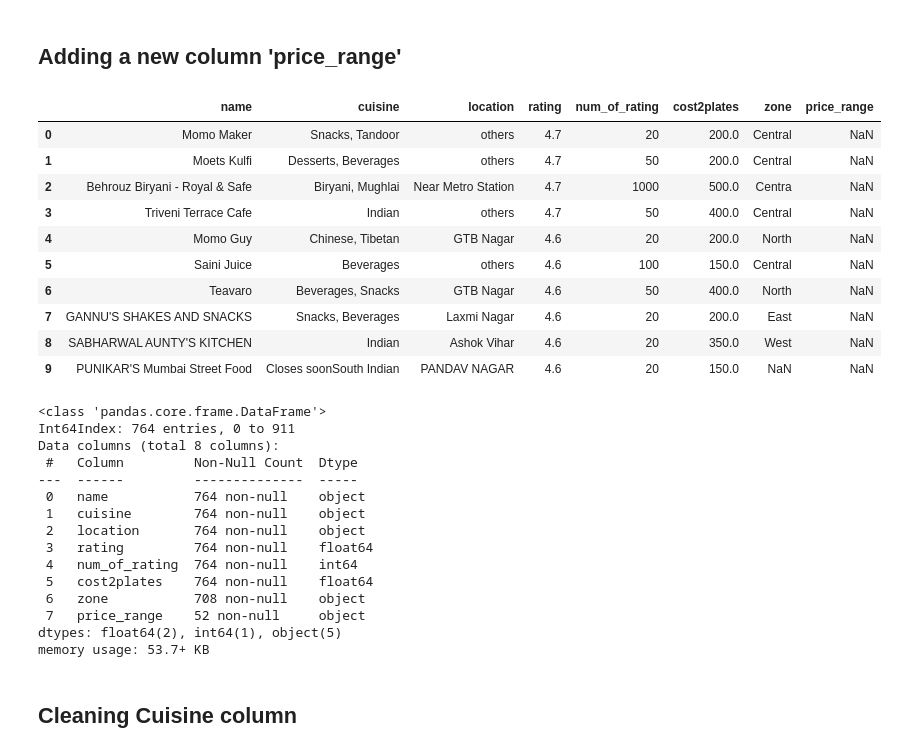
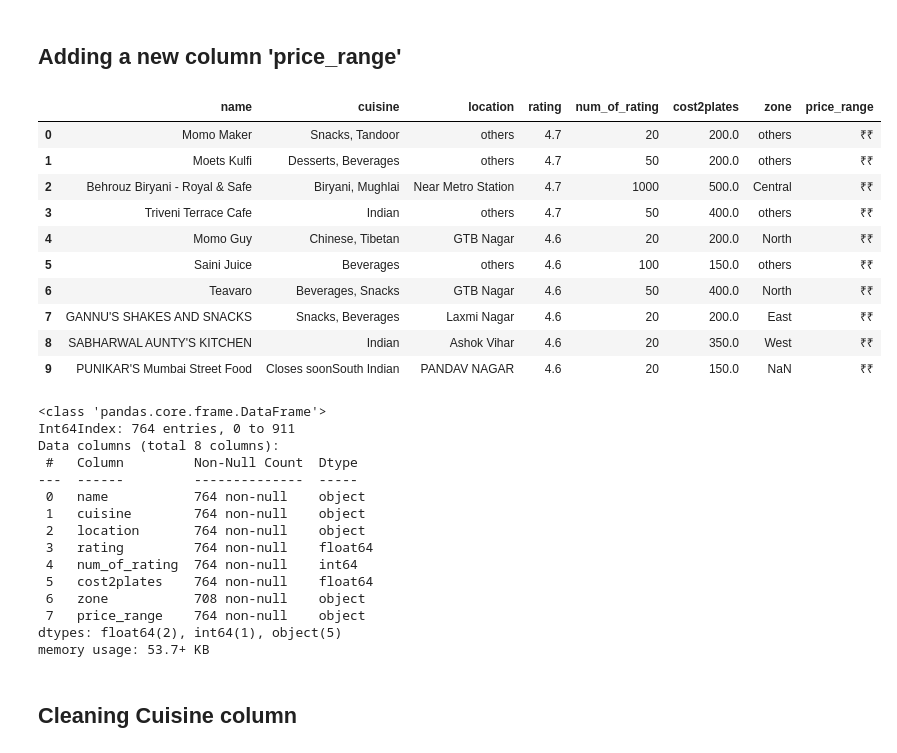
Before and after one commit to Ishaansh7/Swiggy-Analytics-Project, a Jupyter notebook: swiggy-analytics.ipynb, the cells around one changed output. Cells and saved outputs as stored; diff of their text form; code cells hidden in the pictures.

```diff
--- a/swiggy-analytics.ipynb
+++ b/swiggy-analytics.ipynb
@@ -349,8 +348,8 @@ array(['others', 'Near Metro Station', 'GTB Nagar', 'Laxmi Nagar',
 # %% [markdown]
 ## Adding a new column named 'zone'
 # %%
-zoneDict = {'others':'Central', 'GTB Nagar':'North', 'South Extension':'South', 'Connaught Place':'Central',
-       'Laxmi Nagar':'East','Near Metro Station':'Centra', 'Lajpat Nagar':'East','Ashok Vihar':'West','Daryaganj':'Central',
+zoneDict = {'others':'others', 'GTB Nagar':'North', 'South Extension':'South', 'Connaught Place':'Central',
+       'Laxmi Nagar':'East','Near Metro Station':'Central', 'Lajpat Nagar':'East','Ashok Vihar':'West','Daryaganj':'Central',
        'Gole Market':'Central', 'Kirti Nagar':'West', 'South Campus':'South',
        'Old Delhi':'Central', 'Safdarjung Enclave':'South', 'Mayur Vihar':'East', 'Defence Colony':'East',
        'Greater Kailash 2':'South', 'Karol Bagh':'Central', 'Nagar':'Central', 'Shahdara':'North',
@@ -399,22 +398,25 @@ print(part1, part2, part3)
 # %% [markdown]
 ## Adding a new column 'price_range'
 # %%
+# Define price ranges
 df.loc[df["cost2plates"] <= 75, "price_range"] = "₹"
-df.loc[df["cost2plates"] > 650, "price_range"] = "₹₹"
-df.loc[df["cost2plates"] >= 1225, "price_range"] = "₹₹₹"
+df.loc[(df["cost2plates"] > 75) & (df["cost2plates"] <= 650), "price_range"] = "₹₹"
+df.loc[(df["cost2plates"] > 650) & (df["cost2plates"] < 1225), "price_range"] = "₹₹₹"
+df.loc[df["cost2plates"] >= 1225, "price_range"] = "₹₹₹₹"
+
 df.head(10)
 # %% [output]
 |  | name | cuisine | location | rating | num_of_rating | cost2plates | zone | price_range |
-| 0 | Momo Maker | Snacks, Tandoor | others | 4.7 | 20 | 200.0 | Central | NaN |
-| 1 | Moets Kulfi | Desserts, Beverages | others | 4.7 | 50 | 200.0 | Central | NaN |
-| 2 | Behrouz Biryani - Royal & Safe | Biryani, Mughlai | Near Metro Station | 4.7 | 1000 | 500.0 | Centra | NaN |
-| 3 | Triveni Terrace Cafe | Indian | others | 4.7 | 50 | 400.0 | Central | NaN |
-| 4 | Momo Guy | Chinese, Tibetan | GTB Nagar | 4.6 | 20 | 200.0 | North | NaN |
-| 5 | Saini Juice | Beverages | others | 4.6 | 100 | 150.0 | Central | NaN |
-| 6 | Teavaro | Beverages, Snacks | GTB Nagar | 4.6 | 50 | 400.0 | North | NaN |
-| 7 | GANNU'S SHAKES AND SNACKS | Snacks, Beverages | Laxmi Nagar | 4.6 | 20 | 200.0 | East | NaN |
-| 8 | SABHARWAL AUNTY'S KITCHEN | Indian | Ashok Vihar | 4.6 | 20 | 350.0 | West | NaN |
-| 9 | PUNIKAR'S Mumbai Street Food | Closes soonSouth Indian | PANDAV NAGAR | 4.6 | 20 | 150.0 | NaN | NaN |
+| 0 | Momo Maker | Snacks, Tandoor | others | 4.7 | 20 | 200.0 | others | ₹₹ |
+| 1 | Moets Kulfi | Desserts, Beverages | others | 4.7 | 50 | 200.0 | others | ₹₹ |
+| 2 | Behrouz Biryani - Royal & Safe | Biryani, Mughlai | Near Metro Station | 4.7 | 1000 | 500.0 | Central | ₹₹ |
+| 3 | Triveni Terrace Cafe | Indian | others | 4.7 | 50 | 400.0 | others | ₹₹ |
+| 4 | Momo Guy | Chinese, Tibetan | GTB Nagar | 4.6 | 20 | 200.0 | North | ₹₹ |
+| 5 | Saini Juice | Beverages | others | 4.6 | 100 | 150.0 | others | ₹₹ |
+| 6 | Teavaro | Beverages, Snacks | GTB Nagar | 4.6 | 50 | 400.0 | North | ₹₹ |
+| 7 | GANNU'S SHAKES AND SNACKS | Snacks, Beverages | Laxmi Nagar | 4.6 | 20 | 200.0 | East | ₹₹ |
+| 8 | SABHARWAL AUNTY'S KITCHEN | Indian | Ashok Vihar | 4.6 | 20 | 350.0 | West | ₹₹ |
+| 9 | PUNIKAR'S Mumbai Street Food | Closes soonSouth Indian | PANDAV NAGAR | 4.6 | 20 | 150.0 | NaN | ₹₹ |
 # %%
 df.info()
 # %% [output]
@@ -430,7 +432,7 @@ Data columns (total 8 columns):
  4   num_of_rating  764 non-null    int64
  5   cost2plates    764 non-null    float64
  6   zone           708 non-null    object
- 7   price_range    52 non-null     object
+ 7   price_range    764 non-null    object
 dtypes: float64(2), int64(1), object(5)
 memory usage: 53.7+ KB
 # %% [markdown]
```
Also changed, not shown: parts of 32 cells of this notebook.
